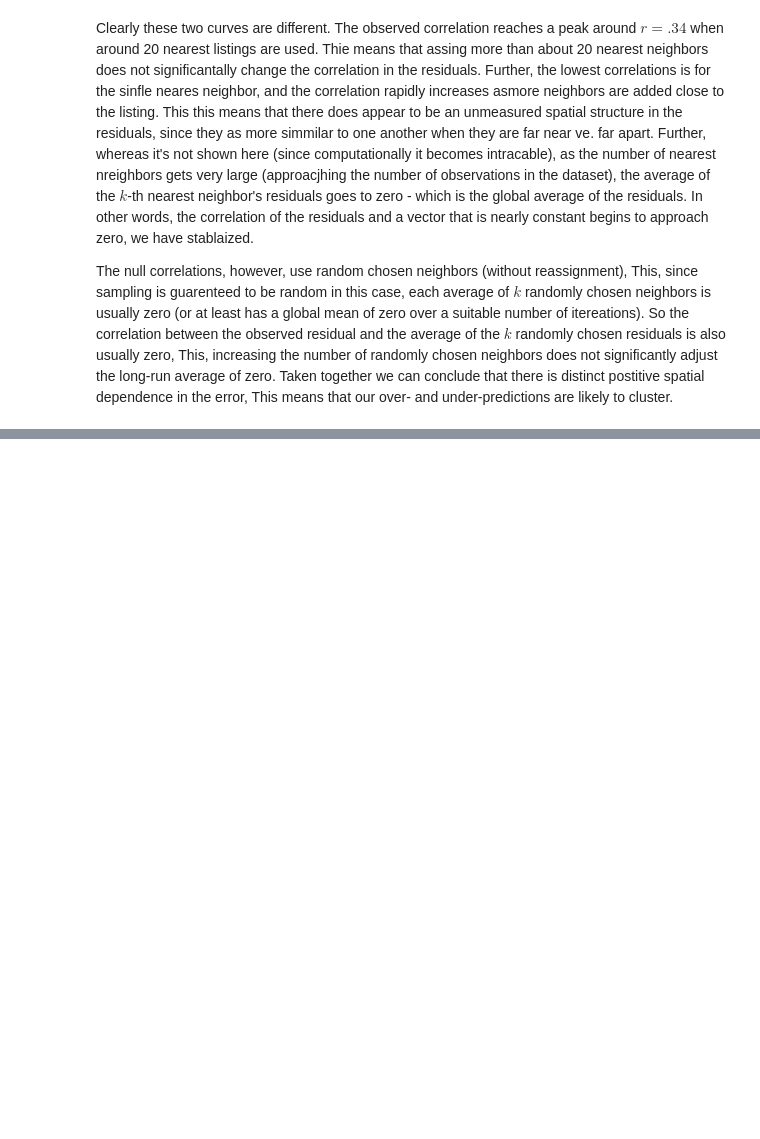
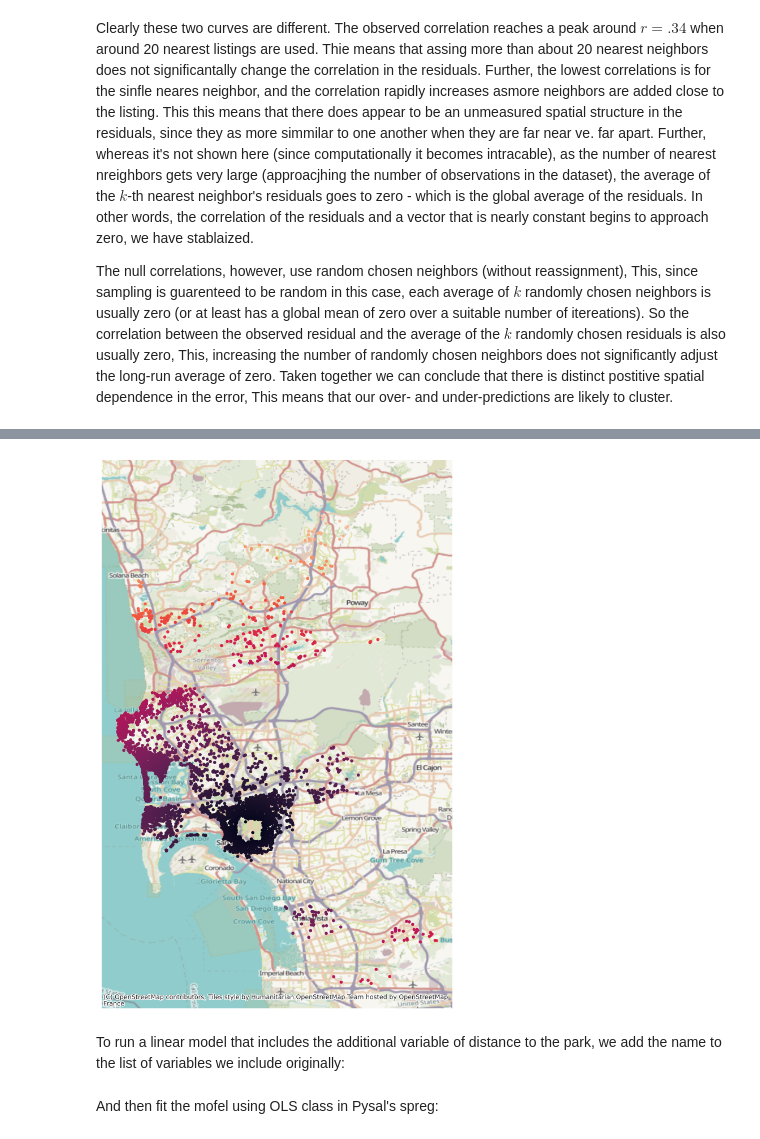
Before and after one commit to Skyehawk/Spatial_stats_examples, a Jupyter notebook: Spatial_regression/Spatial_regression.ipynb, the cells around one changed output, grey strips where cells are left out. Drawn from its saved outputs; the diff is of its cells as text; code cells hidden in the pictures; blank space fills up the shorter version.

```diff
--- a/Spatial_regression/Spatial_regression.ipynb
+++ b/Spatial_regression/Spatial_regression.ipynb
@@ -377,0 +391,12 @@ ax.set_axis_off();
+# %%
+ax = db.plot("d2balboa",
+             marker = ".",
+             #markersize=20,
+             figsize=(8,16),
+            )
+contextily.add_basemap(ax, crs=db.crs)
+ax.set_axis_off()
+# %% [output]
+[figure, added]
+# %% [markdown]
+To run a linear model that includes the additional variable of distance to the park, we add the name to the list of variables we include originally:
@@ -377,0 +405,2 @@ ax.set_axis_off();
+# %% [markdown]
+And then fit the mofel using OLS class in Pysal's spreg:
```
Also changed, not shown: parts of 20 cells of this notebook.
